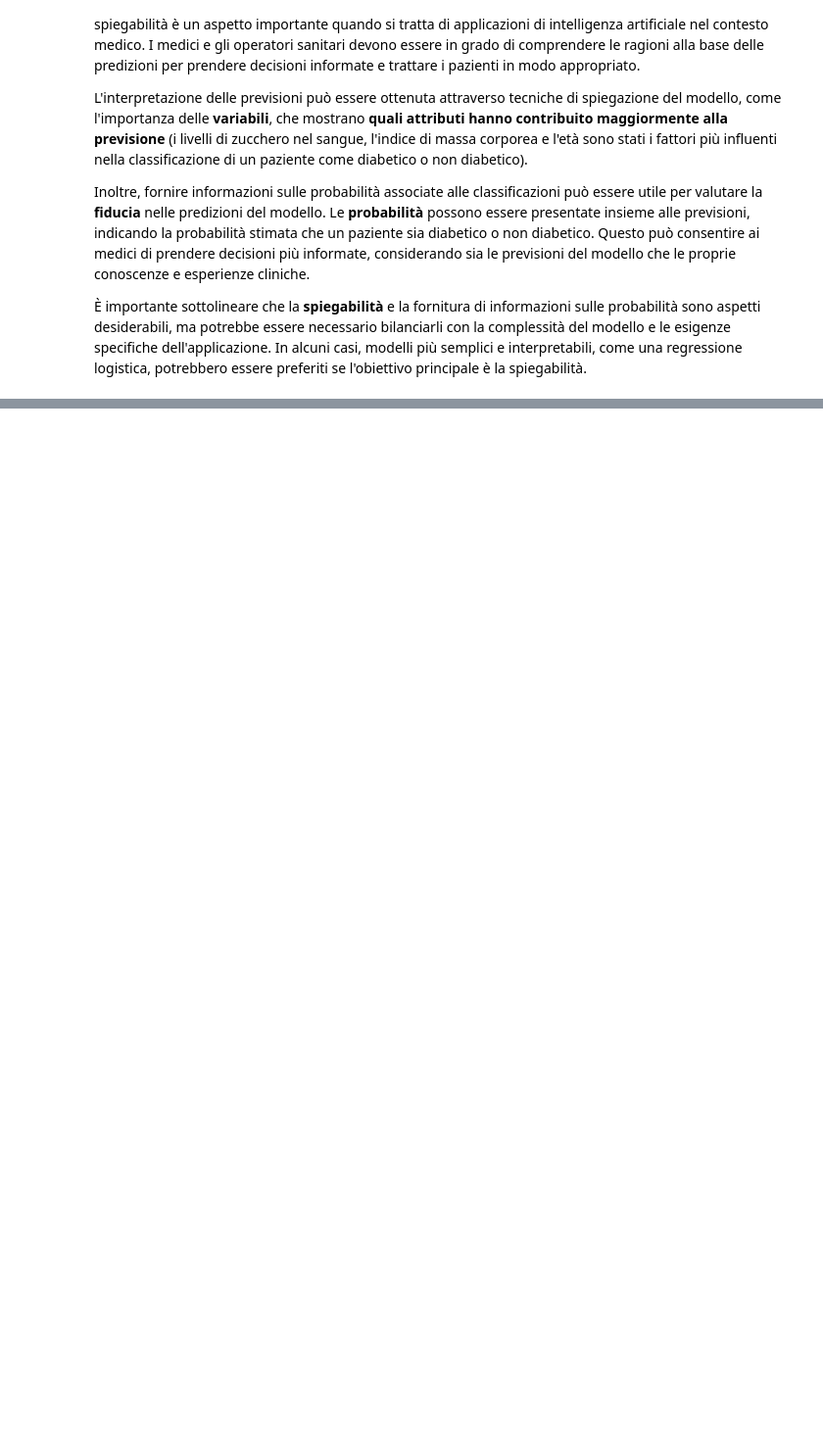
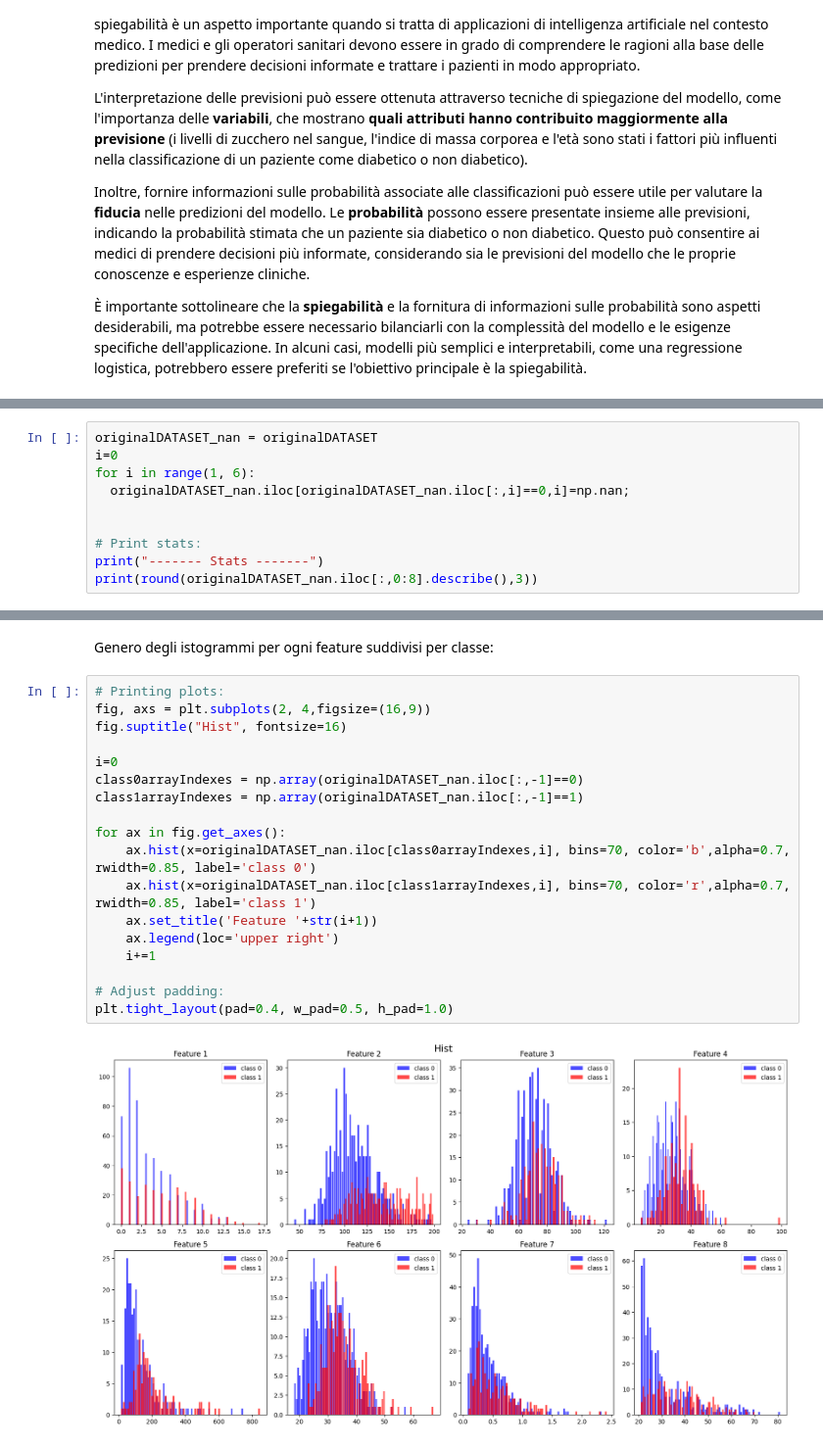
Before and after one commit to simonc999/Machine-learning-project, a Jupyter notebook: Untitled0.ipynb, the cells around one changed output, grey strips where cells are left out. Shown: that part at 98% size. Saved outputs shown, nothing was run; the diff lists cells and outputs as text; blank space fills up the shorter version.

```diff
--- a/Untitled0.ipynb
+++ b/Untitled0.ipynb
@@ -56,0 +129,10 @@ Inoltre, fornire informazioni sulle probabilità associate alle classificazioni
+# %%
+originalDATASET_nan = originalDATASET
+i=0
+for i in range(1, 6):
+  originalDATASET_nan.iloc[originalDATASET_nan.iloc[:,i]==0,i]=np.nan;
+
+
+# Print stats:
+print("------- Stats -------")
+print(round(originalDATASET_nan.iloc[:,0:8].describe(),3))
@@ -56,0 +150,22 @@ Inoltre, fornire informazioni sulle probabilità associate alle classificazioni
+# %% [markdown]
+Genero degli istogrammi per ogni feature suddivisi per classe:
+# %%
+# Printing plots:
+fig, axs = plt.subplots(2, 4,figsize=(16,9))
+fig.suptitle("Hist", fontsize=16)
+
+i=0
+class0arrayIndexes = np.array(originalDATASET_nan.iloc[:,-1]==0)
+class1arrayIndexes = np.array(originalDATASET_nan.iloc[:,-1]==1)
+
+for ax in fig.get_axes():
+    ax.hist(x=originalDATASET_nan.iloc[class0arrayIndexes,i], bins=70, color='b',alpha=0.7, rwidth=0.85, label='class 0')
+    ax.hist(x=originalDATASET_nan.iloc[class1arrayIndexes,i], bins=70, color='r',alpha=0.7, rwidth=0.85, label='class 1')
+    ax.set_title('Feature '+str(i+1))
+    ax.legend(loc='upper right')
+    i+=1
+
+# Adjust padding:
+plt.tight_layout(pad=0.4, w_pad=0.5, h_pad=1.0)
+# %% [output]
+[figure, added]
```
Also changed, not shown: parts of 41 cells of this notebook.
